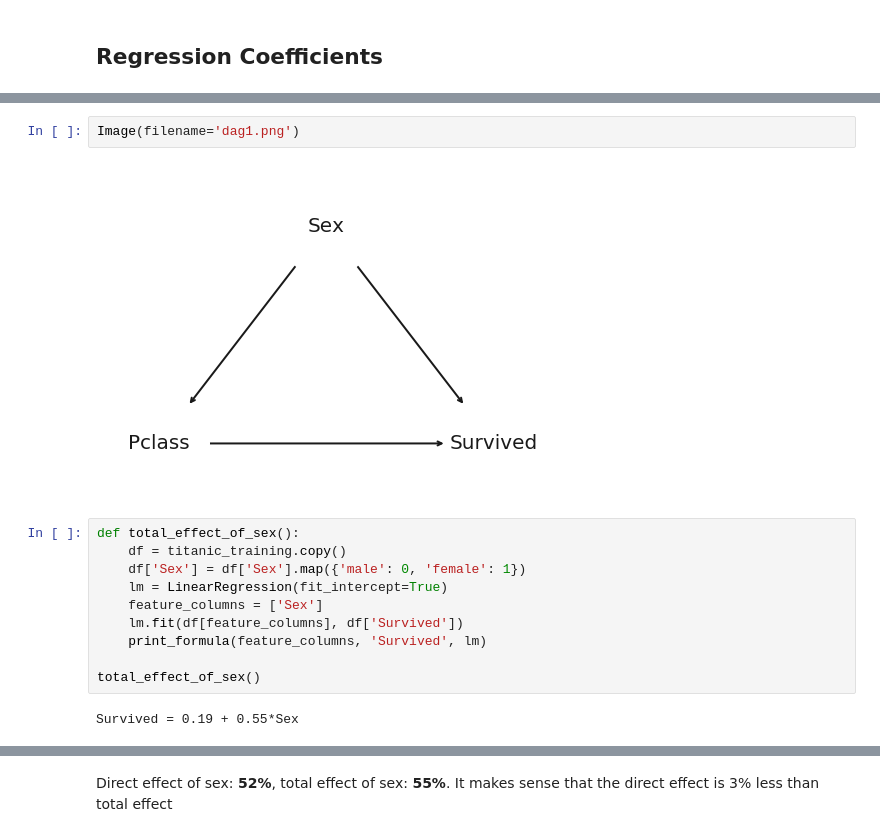
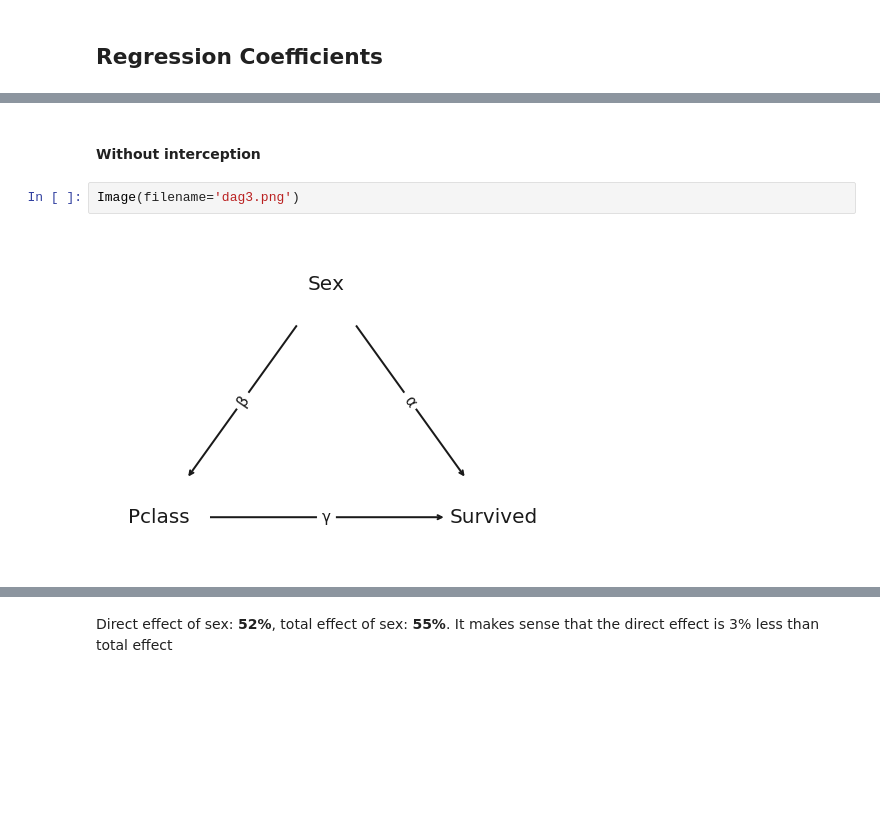
Before and after one commit to shenkev/interventions_titanic, a Jupyter notebook: Interventions_Demo.ipynb, the cells around one changed output, grey strips where cells are left out. Drawn from its saved outputs; the diff is of its cells as text; blank space fills up the shorter version.

Commit message:
add regression examples

```diff
--- a/Interventions_Demo.ipynb
+++ b/Interventions_Demo.ipynb
@@ -320,16 +330,6 @@ def print_formula(feature_names, target_name, model):
+# %% [markdown]
+#### Without interception
 # %%
-Image(filename='dag1.png')
+Image(filename='dag3.png')
 # %% [output]
-[figure, old version]
+[figure, new version]
-# %%
-def total_effect_of_sex():
-    df = titanic_training.copy()
-    df['Sex'] = df['Sex'].map({'male': 0, 'female': 1})
-    lm = LinearRegression(fit_intercept=True)
-    feature_columns = ['Sex']
-    lm.fit(df[feature_columns], df['Survived'])
-    print_formula(feature_columns, 'Survived', lm)
-
-total_effect_of_sex()
-# %% [output]
-Survived = 0.19 + 0.55*Sex
```
Also changed, not shown: parts of 29 cells of this notebook, 4 other files.
